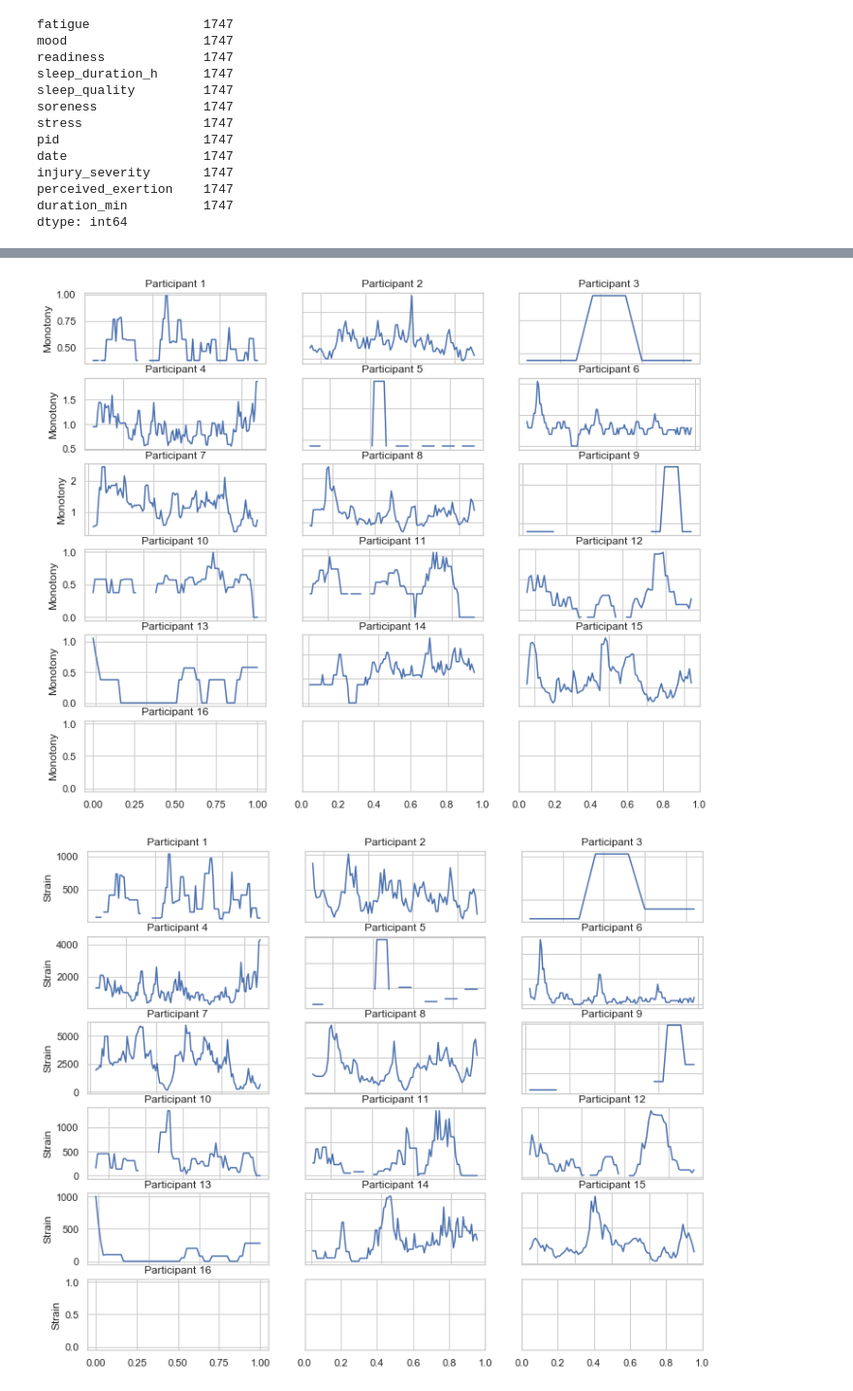
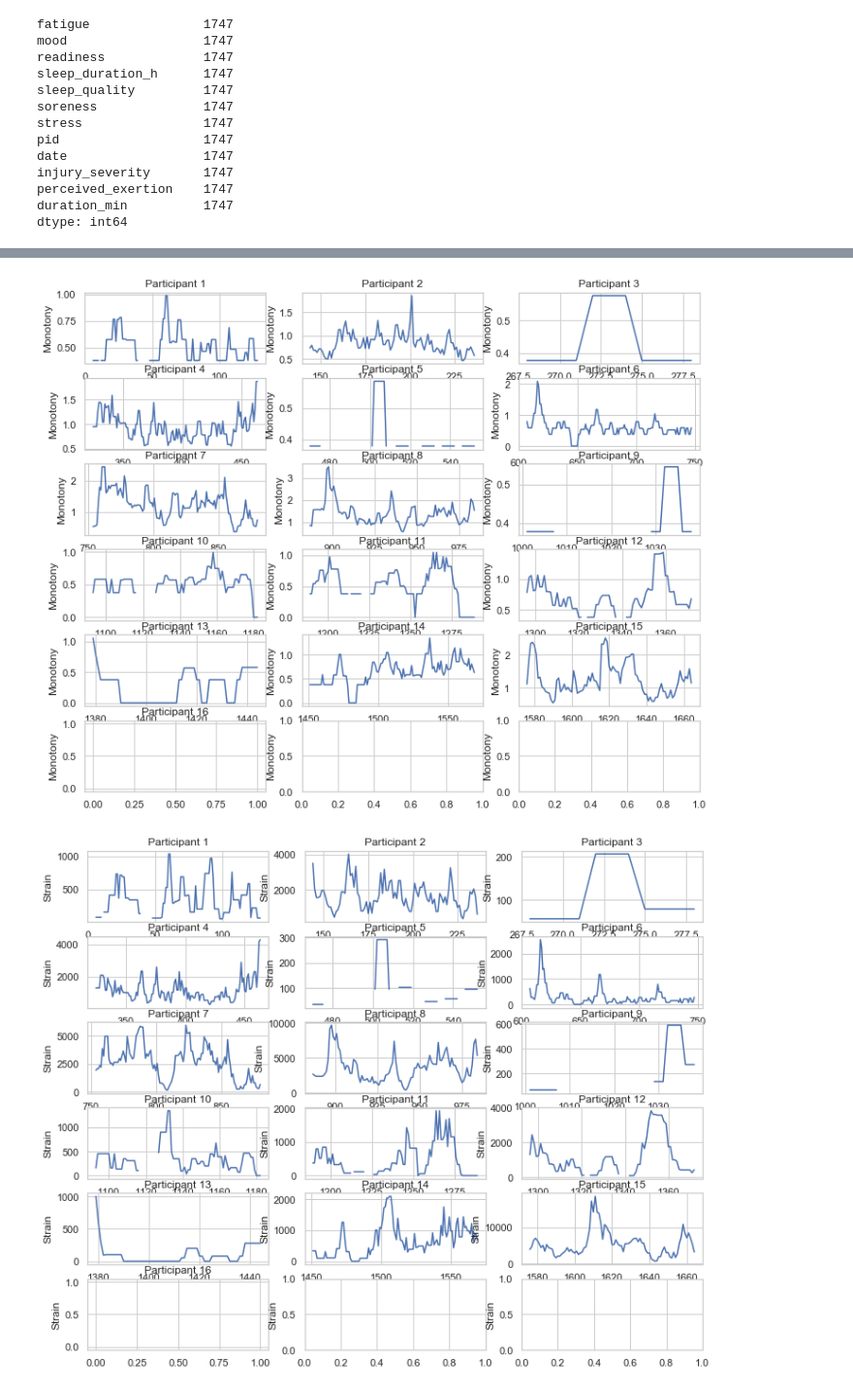
Before and after one commit to glad-gradient/predicting-peak-readiness-to-train, a Jupyter notebook: eda.ipynb, the cells around one changed output, grey strips where cells are left out. Shown at 97% size. Saved outputs shown, nothing was run; the diff lists cells and outputs as text; code cells hidden in the pictures.

```diff
--- a/eda.ipynb
+++ b/eda.ipynb
@@ -175,0 +111,11 @@ plt.show()
+# %%
+fig, axs = plt.subplots(int(np.ceil(len(srpe_aggregated['pid'].unique()) / 3)), 3, figsize=(12, 10))
+
+for pid in srpe_aggregated['pid'].unique():
+    axs[int((pid-1) // 3), int((pid-1) % 3)].plot(
+        srpe_aggregated.loc[srpe_aggregated['pid'] == pid, 'perceived_exertion']
+    )
+    axs[int((pid-1) // 3), int((pid-1) % 3)].set_title(f'Participant {pid}')
+
+for ax in axs.flat:
+    ax.set(ylabel='SRPE')
@@ -233,0 +189,10 @@ wellness.head()
+# %%
+fig, axs = plt.subplots(int(np.ceil(len(wellness['pid'].unique()) / 3)), 3, figsize=(12, 10))
+
+for pid in wellness['pid'].unique():
+    to_plot = wellness.loc[wellness['pid'] == pid, 'readiness']
+    axs[int((pid-1) // 3), int((pid-1) % 3)].plot(to_plot)
+    axs[int((pid-1) // 3), int((pid-1) % 3)].set_title(f'Participant {pid}')
+
+for ax in axs.flat:
+    ax.set(ylabel='Readiness')
@@ -442,0 +405,10 @@ plt.show()
+# %%
+fig, axs = plt.subplots(int(np.ceil(len(df['pid'].unique()) / 3)), 3, figsize=(12, 10))
+
+for pid in df['pid'].unique():
+    y = df.loc[df['pid'] == pid, 'srpe']
+    axs[int((pid-1) // 3), int((pid-1) % 3)].plot(y)
+    axs[int((pid-1) // 3), int((pid-1) % 3)].set_title(f'Participant {pid}')
+
+for ax in axs.flat:
+    ax.set(ylabel='SRPE')
@@ -444,31 +418,23 @@ plt.show()
 fig, axs = plt.subplots(int(np.ceil(len(df['pid'].unique()) / 3)), 3, figsize=(12, 10))
 
 for pid in df['pid'].unique():
-    y = df.loc[df['pid'] == pid, ['monotony']]
+    y = df.loc[df['pid'] == pid, 'monotony']
     axs[int((pid-1) // 3), int((pid-1) % 3)].plot(y)
     axs[int((pid-1) // 3), int((pid-1) % 3)].set_title(f'Participant {pid}')
 
 for ax in axs.flat:
     ax.set(ylabel='Monotony')
-
-# Hide x labels and tick labels for top plots and y ticks for right plots.
-for ax in axs.flat:
-    ax.label_outer()
 # %% [output]
-[figure, old version]
+[figure, new version]
 # %%
 fig, axs = plt.subplots(int(np.ceil(len(df['pid'].unique()) / 3)), 3, figsize=(12, 10))
 
 for pid in df['pid'].unique():
-    y = df.loc[df['pid'] == pid, ['strain']]
+    y = df.loc[df['pid'] == pid, 'strain']
     axs[int((pid-1) // 3), int((pid-1) % 3)].plot(y)
     axs[int((pid-1) // 3), int((pid-1) % 3)].set_title(f'Participant {pid}')
 
 for ax in axs.flat:
     ax.set(ylabel='Strain')
-
-# Hide x labels and tick labels for top plots and y ticks for right plots.
-for ax in axs.flat:
-    ax.label_outer()
 # %% [output]
-[figure, old version]
+[figure, new version]
```
Also changed, not shown: parts of 40 cells of this notebook.
